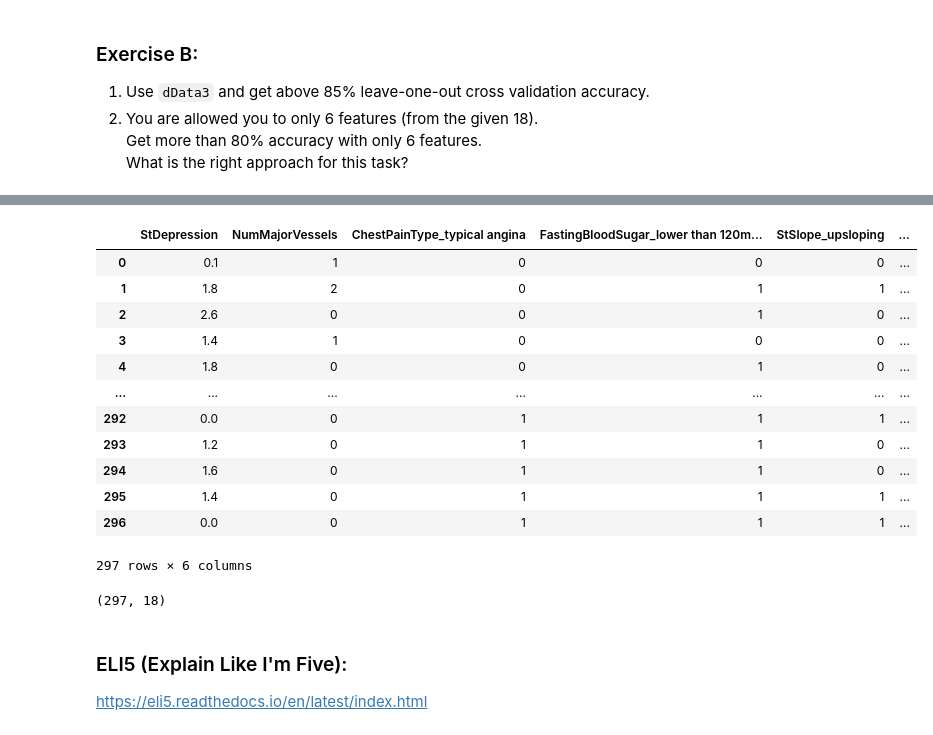
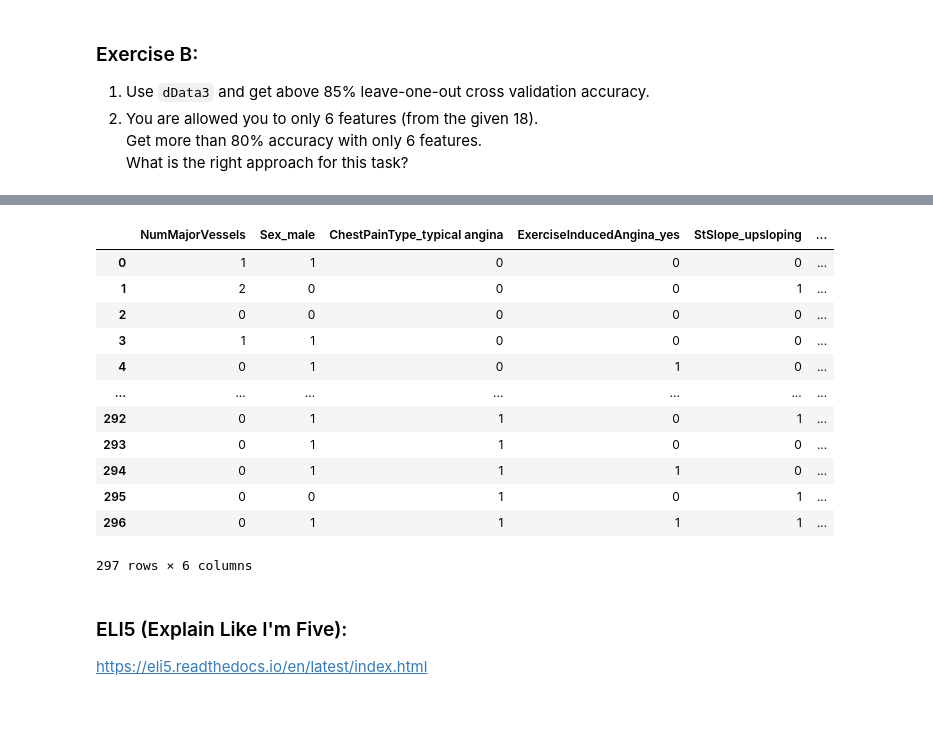
Before and after one commit to wzeyal/DataScience, a Jupyter notebook: Python_for_AI_Engineer/Exercises/4_Classification/Exercise03_Classification.ipynb, the cells around one changed output, grey strips where cells are left out. Saved outputs shown, nothing was run; the diff lists cells and outputs as text; code cells hidden in the pictures.

```diff
--- a/Python_for_AI_Engineer/Exercises/4_Classification/Exercise03_Classification.ipynb
+++ b/Python_for_AI_Engineer/Exercises/4_Classification/Exercise03_Classification.ipynb
@@ -139,14 +184,14 @@ gs_result = gs.fit(mX, vY)
 Fitting 297 folds for each of 20 candidates, totalling 5940 fits
 # %%
 
-dfAnswers.loc[0] = [
+dfAnswers.loc[len(dfAnswers)] = [
     'A',
     'KNeighborsClassifier',
     'Original Data',
     f'Score: {100*gs_result.best_score_:2.2f}%'
     '',
     '',
-]
+    ]
 # %%
 dfAnswers
 # %% [output]
@@ -450,35 +498,0 @@ sfs1_backward = sfs1_backward.fit(mX3, vY)
-# %%
-dfAnswers.loc[5] = [
-    'B-2',
-    'Feature Selection',
-    'mlextend.feature_selection backward',
-    f'Score {100*sfs1_backward.k_score_:2.2f}%',
-    sfs1_backward.k_feature_idx_,
-]
-# %%
-# Try 4 - Old School
-
-from sklearn.model_selection import cross_val_predict, KFold
-from sklearn.metrics import accuracy_score
-
-# Initialztion:
-dfAccuracy = pd.DataFrame(columns=['Feature', 'Accuracy'])
-reduced_feature_list = []
-feature_list_for_prediction = mX3.columns
-
-while len(reduced_feature_list) != n_features:
-    dfAccuracy = dfAccuracy.iloc[0:0]
-    for index, col in enumerate(feature_list_for_prediction):
-        current_cols = [col] + reduced_feature_list
-        y_pred = cross_val_predict(gs_result.best_estimator_, mX3[current_cols], vY, cv=cv)
-        dfAccuracy.loc[index] =[col, accuracy_score(vY, y_pred)]
-    max_feature = dfAccuracy.Feature.iloc[dfAccuracy.Accuracy.idxmax()]
-    feature_list_for_prediction = feature_list_for_prediction.drop(max_feature)
-    reduced_feature_list.append(max_feature)
-    dfAnswers.loc[len(dfAnswers)] = [
-        'B-2',
-        'Feature Selection',
-        'Explicit loop',
-        f'Score: {100*accuracy_score(vY, y_pred):2.2f}%',
-        [mX3.columns.get_loc(col) for col in current_cols],
-        ]
@@ -538,29 +519,24 @@ list(sfs1_backward.k_feature_names_)
+# %%
+col_idx = (dfAnswers[dfAnswers.Exercise=='B-2'].sort_values('Answer_2', ascending=False)).iloc[0].Answer_3
 # %%
 #-- Choose 6 features
-lCol   = list(sfs1_backward.k_feature_names_)
+lCol   = dData3.columns.values[np.asarray(col_idx)]
 dData4 = dData3[lCol]
 dData4
 # %% [output]
-|  | StDepression | NumMajorVessels | ChestPainType_typical angina | FastingBloodSugar_lower than 120m... | StSlope_upsloping | ... |
-| 0 | 0.1 | 1 | 0 | 0 | 0 | ... |
-| 1 | 1.8 | 2 | 0 | 1 | 1 | ... |
-| 2 | 2.6 | 0 | 0 | 1 | 0 | ... |
-| 3 | 1.4 | 1 | 0 | 0 | 0 | ... |
-| 4 | 1.8 | 0 | 0 | 1 | 0 | ... |
+|  | NumMajorVessels | Sex_male | ChestPainType_typical angina | ExerciseInducedAngina_yes | StSlope_upsloping | ... |
+| 0 | 1 | 1 | 0 | 0 | 0 | ... |
+| 1 | 2 | 0 | 0 | 0 | 1 | ... |
+| 2 | 0 | 0 | 0 | 0 | 0 | ... |
+| 3 | 1 | 1 | 0 | 0 | 0 | ... |
+| 4 | 0 | 1 | 0 | 1 | 0 | ... |
 | ... | ... | ... | ... | ... | ... | ... |
-| 292 | 0.0 | 0 | 1 | 1 | 1 | ... |
-| 293 | 1.2 | 0 | 1 | 1 | 0 | ... |
-| 294 | 1.6 | 0 | 1 | 1 | 0 | ... |
-| 295 | 1.4 | 0 | 1 | 1 | 1 | ... |
-| 296 | 0.0 | 0 | 1 | 1 | 1 | ... |
+| 292 | 0 | 1 | 1 | 0 | 1 | ... |
+| 293 | 0 | 1 | 1 | 0 | 0 | ... |
+| 294 | 0 | 1 | 1 | 1 | 0 | ... |
+| 295 | 0 | 0 | 1 | 0 | 1 | ... |
+| 296 | 0 | 1 | 1 | 1 | 1 | ... |
 297 rows × 6 columns
-# %%
-mX3  = dData3.drop(columns='Target_no heart disease')
-mX3 -= mX3.mean(0)
-mX3 /= mX3.std(0)
-mX3.shape
-# %% [output]
-(297, 18)
 # %% [markdown]
 ### ELI5 (Explain Like I'm Five):
 https://eli5.readthedocs.io/en/latest/index.html
```
Also changed, not shown: parts of 24 cells of this notebook.
